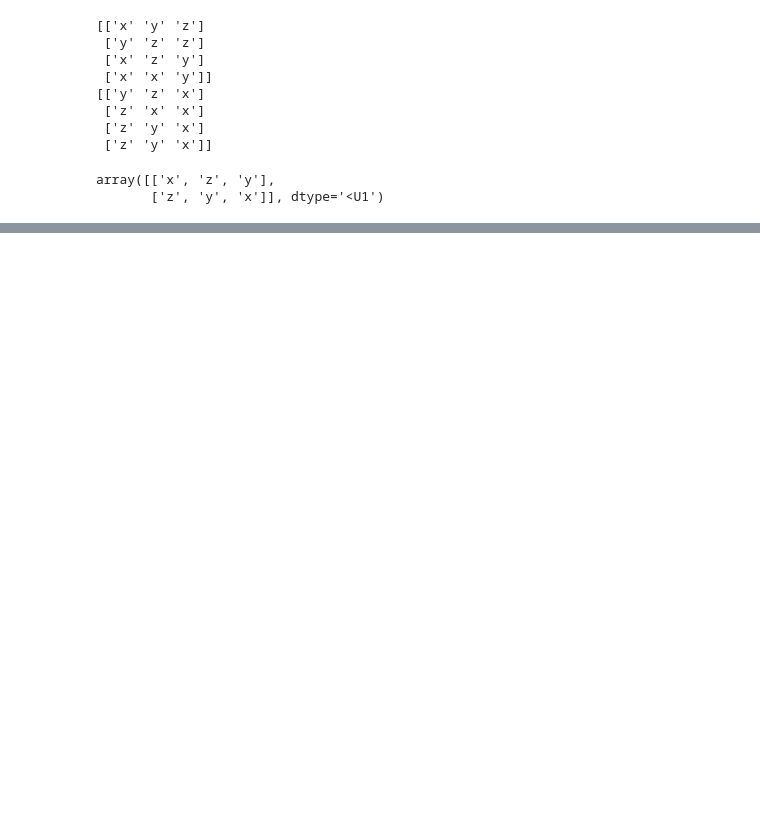
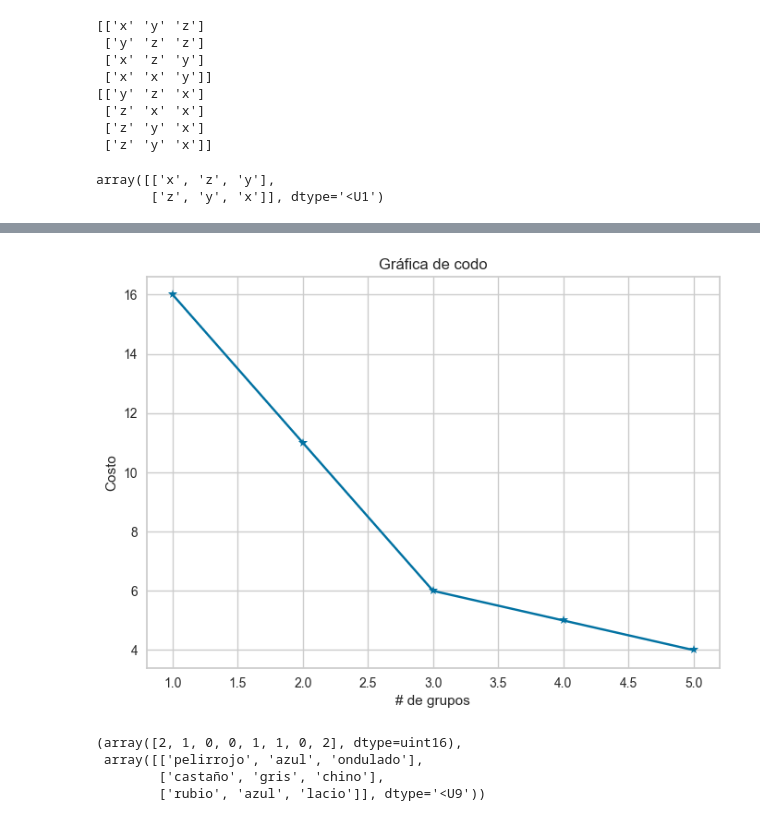
Before and after one commit to emilianodesu/LCD-5Sem-2025-1, a Jupyter notebook: PPCD/T1 Introduccion a ciencia de datos/1.2 Extraccion de grandes cantidades de informacion/agrupamientos.ipynb, the cells around one changed output, grey strips where cells are left out. Saved outputs shown, nothing was run; the diff lists cells and outputs as text; code cells hidden in the pictures; blank space fills up the shorter version.

```diff
--- a/PPCD/T1 Introduccion a ciencia de datos/1.2 Extraccion de grandes cantidades de informacion/agrupamientos.ipynb
+++ b/PPCD/T1 Introduccion a ciencia de datos/1.2 Extraccion de grandes cantidades de informacion/agrupamientos.ipynb
@@ -220,0 +230,15 @@ array([['x', 'z', 'y'],
+# %%
+# Datos
+data = np.array([['x', 'y', 'z'],
+                 ['y', 'z', 'x'],
+                 ['z', 'x', 'x'],
+                 ['y', 'z', 'z'],
+                 ['x', 'z', 'y'],
+                 ['z', 'y', 'x'],
+                 ['x', 'x', 'y'],
+                 ['z', 'y', 'x']])
+# %%
+# Modelo con 2 grupos
+km = KModes(n_clusters=2, init='random', n_init=5, verbose=True)
+grupos = km.fit_predict(data)
+grupos, km.cluster_centroids_
@@ -220,0 +266,9 @@ array([['x', 'z', 'y'],
+# %%
+# Otro ejemplo
+col_cabello = np.array(['rubio', 'castaño', 'pelirrojo', 'negro', 'castaño', 'negro', 'pelirrojo', 'rubio'])
+col_ojos = np.array(['azul', 'gris', 'verde', 'café', 'azul', 'gris', 'azul', 'café'])
+tipo_cabello = np.array(['lacio', 'chino', 'ondulado', 'ondulado', 'chino', 'chino', 'ondulado', 'lacio'])
+personas = ['P1','P2','P3','P4','P5','P6','P7','P8']
+data = pd.DataFrame({'person':personas, 'col_cabello':col_cabello, 'col_ojos':col_ojos, 'tipo_cabello':tipo_cabello})
+data = data.set_index('person')
+data
@@ -220,0 +286,26 @@ array([['x', 'z', 'y'],
+# %%
+# Gráfica del codo
+cost = []
+k = range(1,6)
+for nc in k:
+    km = KModes(n_clusters=nc, init='random', n_init=5, verbose=False)
+    km.fit_predict(data)
+    cost.append(km.cost_)
+
+plt.plot(k, cost, 'b*-')
+plt.title('Gráfica de codo')
+plt.xlabel('# de grupos')
+plt.ylabel('Costo')
+plt.show()
+# %% [output]
+[figure, added]
+# %%
+# 3 grupos
+km = KModes(n_clusters=3, init='random', n_init=5, verbose=False)
+grupos = km.fit_predict(data)
+grupos, km.cluster_centroids_
+# %% [output]
+(array([2, 1, 0, 0, 1, 1, 0, 2], dtype=uint16),
+ array([['pelirrojo', 'azul', 'ondulado'],
+        ['castaño', 'gris', 'chino'],
+        ['rubio', 'azul', 'lacio']], dtype='<U9'))
```
Also changed, not shown: parts of 12 cells of this notebook, 1 other file.
